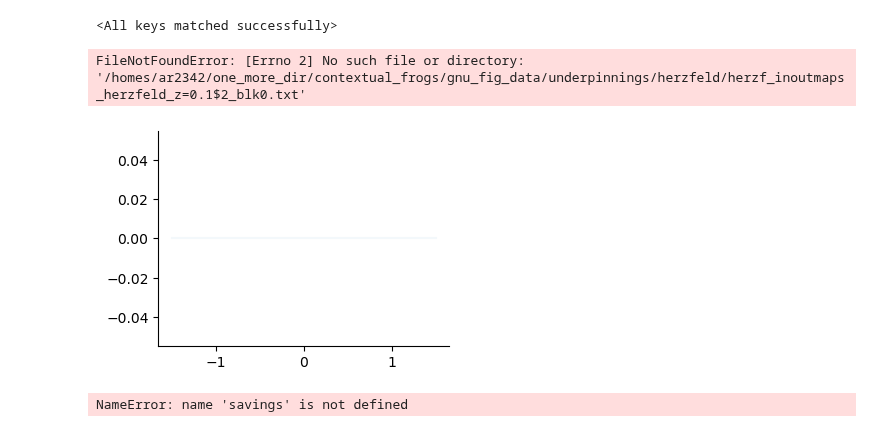
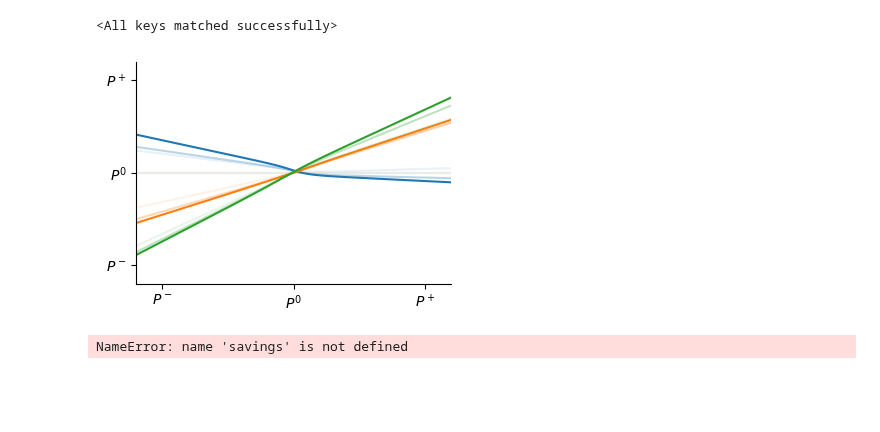
Before and after one commit to sashkarivkind/contextual_frogs, a Jupyter notebook: experimental/optim/part2figs_herzfV2.ipynb, the cells around one changed output. Cells and saved outputs as stored; diff of their text form; code cells hidden in the pictures; blank space fills up the shorter version.

```diff
--- a/experimental/optim/part2figs_herzfV2.ipynb
+++ b/experimental/optim/part2figs_herzfV2.ipynb
@@ -118,38 +118,37 @@ plt.rcParams.update(rcConf)
 
 
 output_dir = '/homes/ar2342/one_more_dir/contextual_frogs/gnu_fig_data/underpinnings/aveOfSubj_v1/herzfeld/'
-os.mkdir(output_dir, exist_ok=False)
+os.makedirs(output_dir, exist_ok=False)
 
 fig1, ax_map = plt.subplots(figsize=(ufigx, ufigy))
 style = '-'
 
 requested_timepoints = [0, 46, 46+45, 46+45*2]
 # requested_timepoints += [t+10 for t in requested_timepoints]
 colours =  ['tab:blue', 'tab:orange','tab:green']
 alphas = [0.05, 0.1, 0.3, 1]
 
 
 for pp, (paradigm, colour) in enumerate(zip(recorded_paradigms, colours)):
     for blk, (t, alpha) in enumerate(zip(requested_timepoints, alphas)):
         context, action = my_probe_values, records[paradigm]['inoutmaps'][t].mean(axis=0)
         plt.plot(context, action, color=colour, linestyle=style, alpha=alpha)
         np.savetxt(f'{output_dir}herzf_inoutmaps_{paradigm_aliases[pp]}_blk{blk}.txt', np.column_stack((context, action)))
 
 
 ax_map.set_xticks([-1, 0, 1])
 ax_map.set_xticklabels([ '$P^-$', '$P^0$', '$P^+$'])
 
 ax_map.set_yticks([-1, 0, 1])
 ax_map.set_yticklabels([ '$P^-$', '$P^0$', '$P^+$'])
 
 # ax_map.set_xlimit([-1, 0, 1])
 ax_map.set_ylim([-1.2, 1.2])
 ax_map.set_xlim([-1.2, 1.2])
 fig1.tight_layout()
 # fig1.savefig('part2_herzf_inoutmaps.svg', format='svg', bbox_inches='tight')
 # %% [output]
-FileNotFoundError: [Errno 2] No such file or directory: '/homes/ar2342/one_more_dir/contextual_frogs/gnu_fig_data/underpinnings/herzfeld/herzf_inoutmaps_herzfeld_z=0.1$2_blk0.txt'
-[figure, old version]
+[figure, new version]
 # %%
 
 
```
Also changed, not shown: 7 other files.
